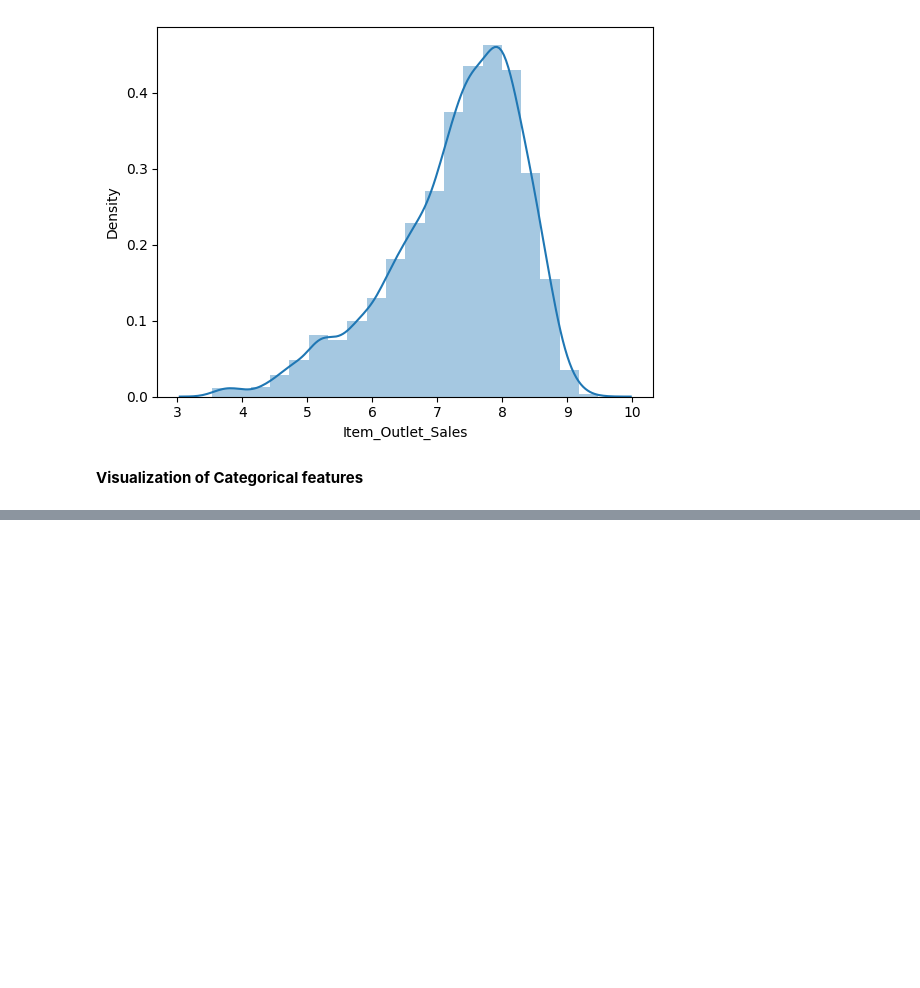
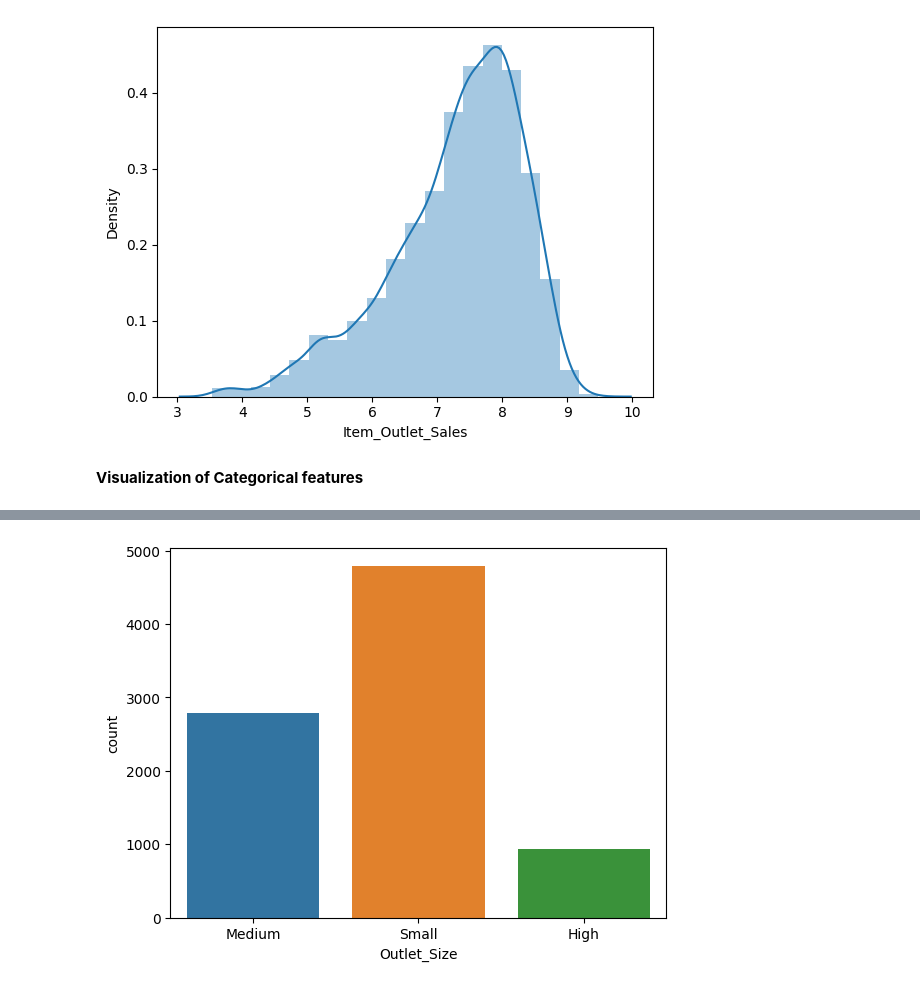
Before and after one commit to prateekkosta/Big-Mart-sales-analysis-, a Jupyter notebook: BigMart_Data_Analysis.ipynb, the cells around one changed output, grey strips where cells are left out. Saved outputs shown, nothing was run; the diff lists cells and outputs as text; code cells hidden in the pictures; blank space fills up the shorter version.

```diff
--- a/BigMart_Data_Analysis.ipynb
+++ b/BigMart_Data_Analysis.ipynb
@@ -421,0 +407,6 @@ Successfully installed matplotlib-3.8.0 seaborn-0.13.0
+# %%
+Outlet_Size_Vis= sns.countplot(x= 'Outlet_Size', data= df)
+Outlet_Size_Vis.set_xticklabels(Outlet_Size_Vis.get_xticklabels())
+None
+# %% [output]
+[figure, added]
```
Also changed, not shown: parts of 12 cells of this notebook.
